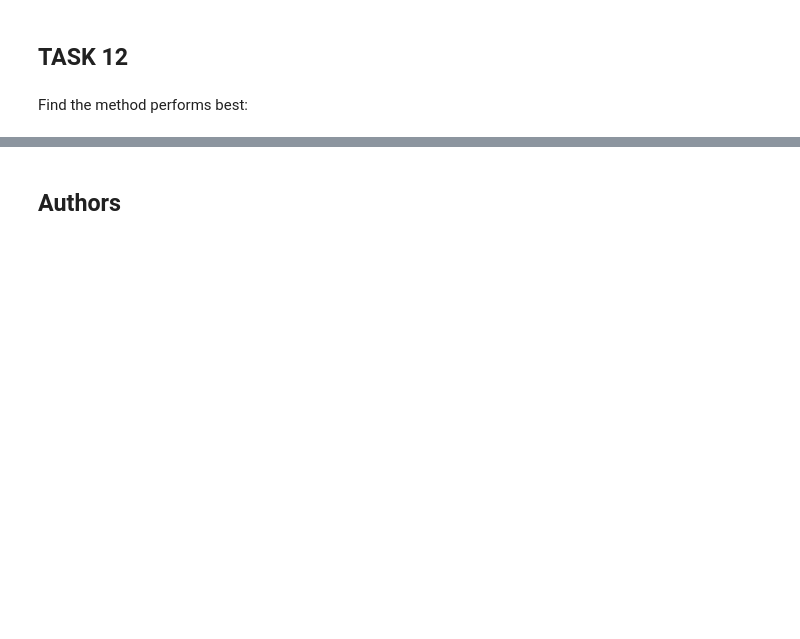
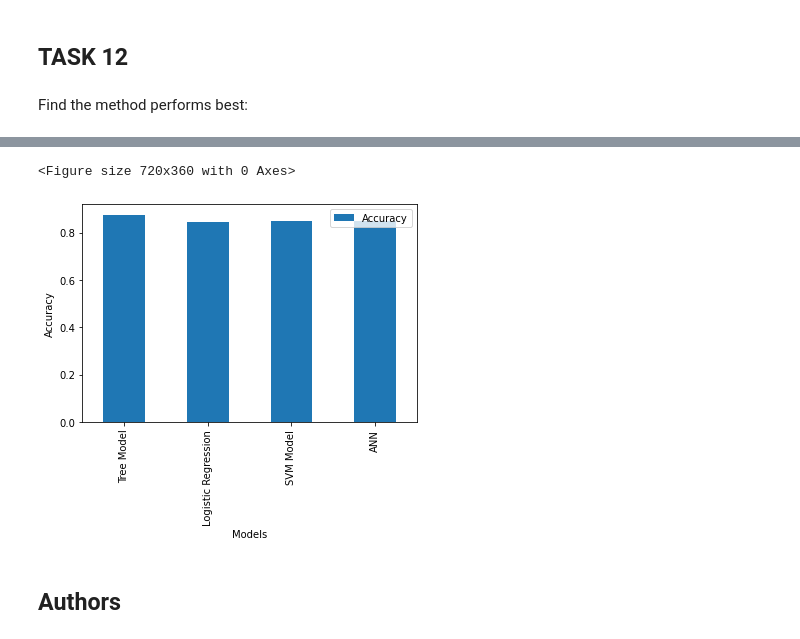
Before and after one commit to Mith1201/Capstone-project_Spacex_project, a Jupyter notebook: Predictive_analysis_spacex.ipynb, the cells around one changed output, grey strips where cells are left out. Cells and saved outputs as stored; diff of their text form; code cells hidden in the pictures; blank space fills up the shorter version.

```diff
--- a/Predictive_analysis_spacex.ipynb
+++ b/Predictive_analysis_spacex.ipynb
@@ -356,0 +355,8 @@ Find the method performs best:
+# %%
+Accuracy=[['Tree Model',tree_cv.best_score_],['Logistic Regression',logreg_cv.best_score_],['SVM Model',svm_cv.best_score_],['ANN',knn_cv.best_score_]]
+Accuracy=pd.DataFrame(Accuracy)
+Accuracy.columns=['Model','Accuracy']
+Accuracy.index=Accuracy['Model']
+# %%
+Accuracy.drop(['Model'],axis=1,inplace=True)
+Accuracy
@@ -357,3 +370,10 @@ Find the method performs best:
+# %%
+plt.figure(figsize=(10,5))
+Accuracy.plot(kind='bar',xlabel="Models",ylabel="Accuracy")
+plt.show()
+# %% [output]
+<Figure size 720x360 with 0 Axes>
+[figure, added]
 # %% [markdown]
 ## Authors
 # %% [markdown]
```
Also changed, not shown: parts of 7 cells of this notebook.
